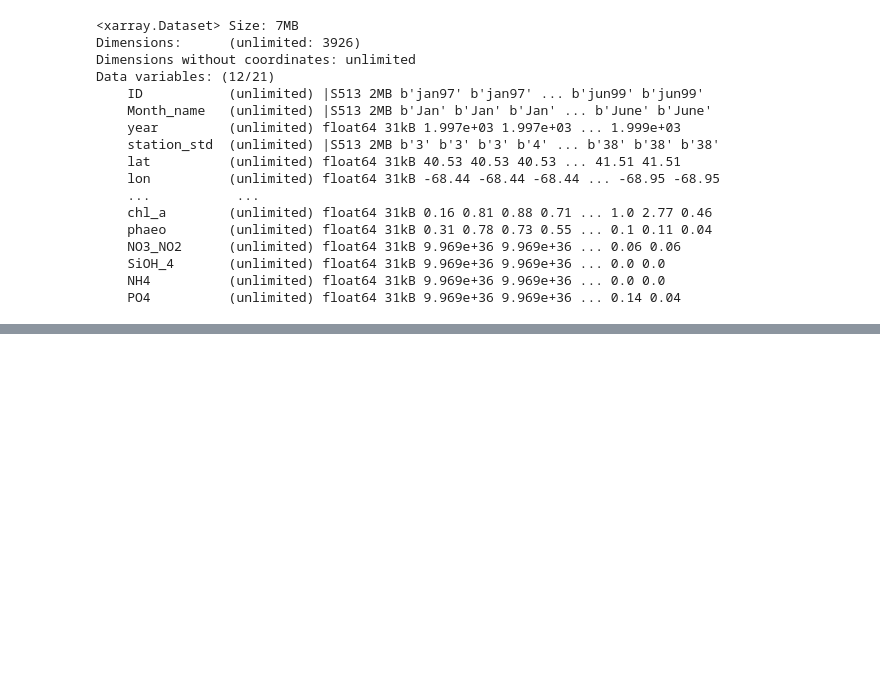
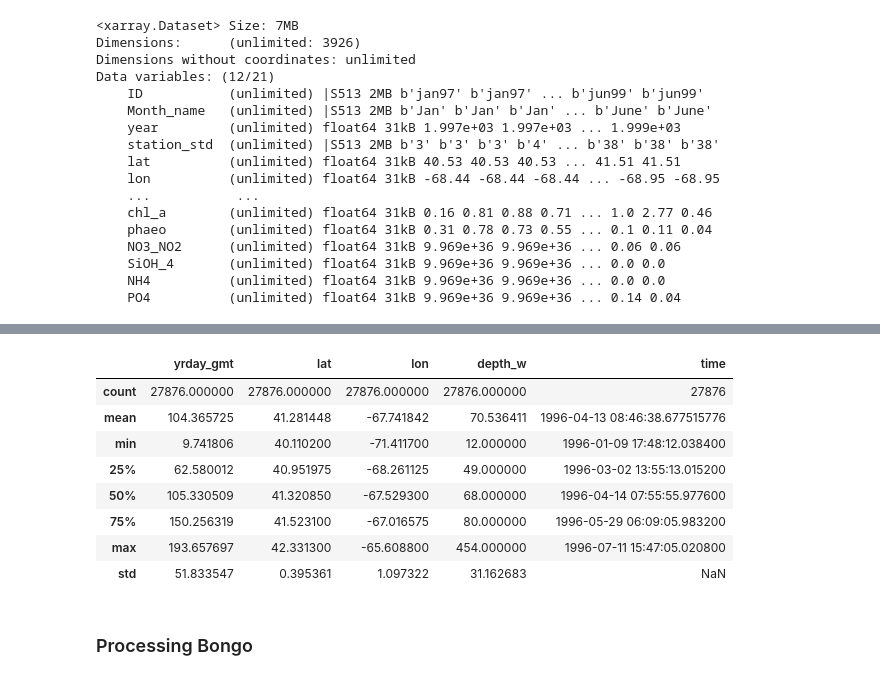
Before and after one commit to erdemkarakoylu/bayesian_ode, a Jupyter notebook: notebooks/globec_data_wrangling.ipynb, the cells around one changed output, grey strips where cells are left out. Cells and saved outputs as stored; diff of their text form; code cells hidden in the pictures; blank space fills up the shorter version.

```diff
--- a/notebooks/globec_data_wrangling.ipynb
+++ b/notebooks/globec_data_wrangling.ipynb
@@ -293,0 +345,3 @@ ds_nut = process_nut_phyto(ds_nut)
+# %%
+df_bath_adcp['cruiseid'] = df_bath_adcp.cruiseid.astype('str')
+df_bath_adcp['ship'] = df_bath_adcp.ship.astype('str')
@@ -293,0 +365,12 @@ ds_nut = process_nut_phyto(ds_nut)
+# %%
+df_bath_adcp.describe()
+# %% [output]
+|  | yrday_gmt | lat | lon | depth_w | time |
+| count | 27876.000000 | 27876.000000 | 27876.000000 | 27876.000000 | 27876 |
+| mean | 104.365725 | 41.281448 | -67.741842 | 70.536411 | 1996-04-13 08:46:38.677515776 |
+| min | 9.741806 | 40.110200 | -71.411700 | 12.000000 | 1996-01-09 17:48:12.038400 |
+| 25% | 62.580012 | 40.951975 | -68.261125 | 49.000000 | 1996-03-02 13:55:13.015200 |
+| 50% | 105.330509 | 41.320850 | -67.529300 | 68.000000 | 1996-04-14 07:55:55.977600 |
+| 75% | 150.256319 | 41.523100 | -67.016575 | 80.000000 | 1996-05-29 06:09:05.983200 |
+| max | 193.657697 | 42.331300 | -65.608800 | 454.000000 | 1996-07-11 15:47:05.020800 |
+| std | 51.833547 | 0.395361 | 1.097322 | 31.162683 | NaN |
@@ -293,0 +379,2 @@ ds_nut = process_nut_phyto(ds_nut)
+# %% [markdown]
+### Processing Bongo
```
Also changed, not shown: parts of 22 cells of this notebook, 6 other files.
